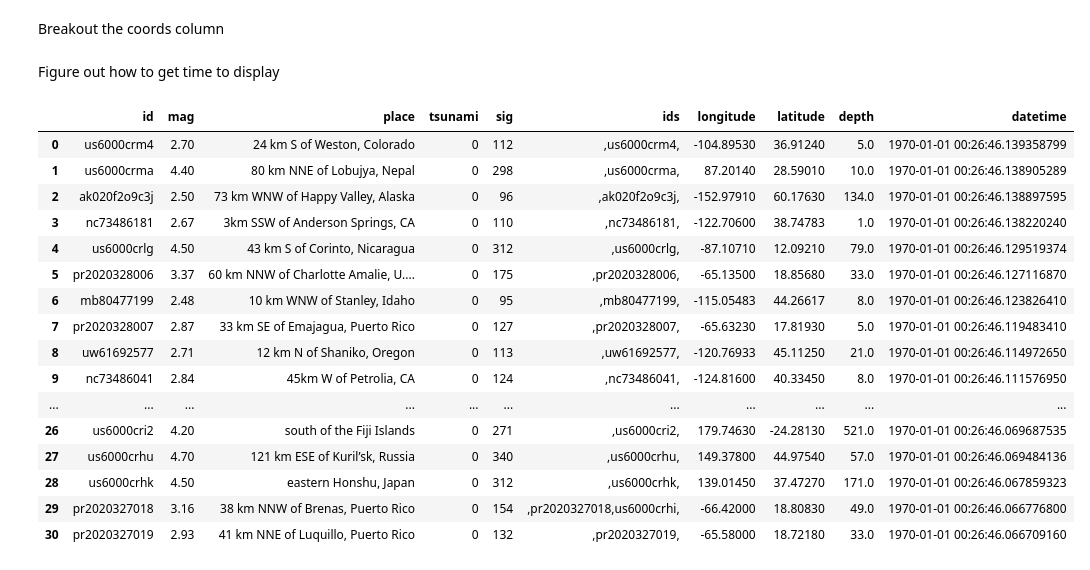
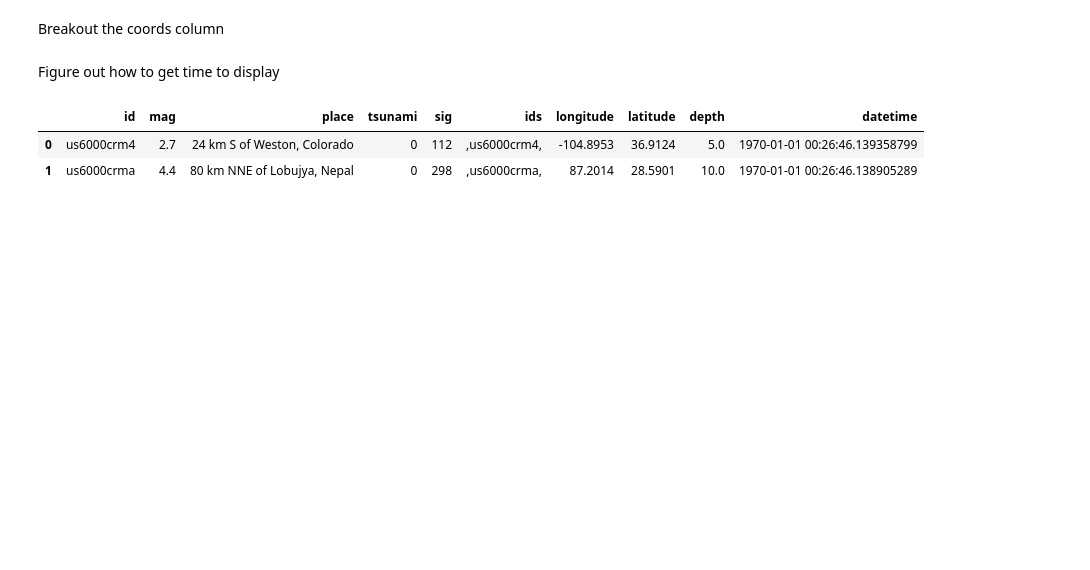
Before and after one commit to hrokr/Pybraries, a Jupyter notebook: folium/quakes/quake.ipynb, the cells around one changed output. Saved outputs shown, nothing was run; the diff lists cells and outputs as text; code cells hidden in the pictures; blank space fills up the shorter version.

```diff
--- a/folium/quakes/quake.ipynb
+++ b/folium/quakes/quake.ipynb
@@ -127,21 +120,8 @@ quakes['datetime'] = pd.to_datetime(quakes['time'], infer_datetime_format=True)
 quakes.drop(['time'], axis=1, inplace=True)
 # %%
 quakes.round({'longitude': 5, 'latitude': 5, 'depth': 0})
+quakes.head(2)
 # %% [output]
 |  | id | mag | place | tsunami | sig | ids | longitude | latitude | depth | datetime |
-| 0 | us6000crm4 | 2.70 | 24 km S of Weston, Colorado | 0 | 112 | ,us6000crm4, | -104.89530 | 36.91240 | 5.0 | 1970-01-01 00:26:46.139358799 |
-| 1 | us6000crma | 4.40 | 80 km NNE of Lobujya, Nepal | 0 | 298 | ,us6000crma, | 87.20140 | 28.59010 | 10.0 | 1970-01-01 00:26:46.138905289 |
-| 2 | ak020f2o9c3j | 2.50 | 73 km WNW of Happy Valley, Alaska | 0 | 96 | ,ak020f2o9c3j, | -152.97910 | 60.17630 | 134.0 | 1970-01-01 00:26:46.138897595 |
-| 3 | nc73486181 | 2.67 | 3km SSW of Anderson Springs, CA | 0 | 110 | ,nc73486181, | -122.70600 | 38.74783 | 1.0 | 1970-01-01 00:26:46.138220240 |
-| 4 | us6000crlg | 4.50 | 43 km S of Corinto, Nicaragua | 0 | 312 | ,us6000crlg, | -87.10710 | 12.09210 | 79.0 | 1970-01-01 00:26:46.129519374 |
-| 5 | pr2020328006 | 3.37 | 60 km NNW of Charlotte Amalie, U.... | 0 | 175 | ,pr2020328006, | -65.13500 | 18.85680 | 33.0 | 1970-01-01 00:26:46.127116870 |
-| 6 | mb80477199 | 2.48 | 10 km WNW of Stanley, Idaho | 0 | 95 | ,mb80477199, | -115.05483 | 44.26617 | 8.0 | 1970-01-01 00:26:46.123826410 |
-| 7 | pr2020328007 | 2.87 | 33 km SE of Emajagua, Puerto Rico | 0 | 127 | ,pr2020328007, | -65.63230 | 17.81930 | 5.0 | 1970-01-01 00:26:46.119483410 |
-| 8 | uw61692577 | 2.71 | 12 km N of Shaniko, Oregon | 0 | 113 | ,uw61692577, | -120.76933 | 45.11250 | 21.0 | 1970-01-01 00:26:46.114972650 |
-| 9 | nc73486041 | 2.84 | 45km W of Petrolia, CA | 0 | 124 | ,nc73486041, | -124.81600 | 40.33450 | 8.0 | 1970-01-01 00:26:46.111576950 |
-| ... | ... | ... | ... | ... | ... | ... | ... | ... | ... | ... |
-| 26 | us6000cri2 | 4.20 | south of the Fiji Islands | 0 | 271 | ,us6000cri2, | 179.74630 | -24.28130 | 521.0 | 1970-01-01 00:26:46.069687535 |
-| 27 | us6000crhu | 4.70 | 121 km ESE of Kuril’sk, Russia | 0 | 340 | ,us6000crhu, | 149.37800 | 44.97540 | 57.0 | 1970-01-01 00:26:46.069484136 |
-| 28 | us6000crhk | 4.50 | eastern Honshu, Japan | 0 | 312 | ,us6000crhk, | 139.01450 | 37.47270 | 171.0 | 1970-01-01 00:26:46.067859323 |
-| 29 | pr2020327018 | 3.16 | 38 km NNW of Brenas, Puerto Rico | 0 | 154 | ,pr2020327018,us6000crhi, | -66.42000 | 18.80830 | 49.0 | 1970-01-01 00:26:46.066776800 |
-| 30 | pr2020327019 | 2.93 | 41 km NNE of Luquillo, Puerto Rico | 0 | 132 | ,pr2020327019, | -65.58000 | 18.72180 | 33.0 | 1970-01-01 00:26:46.066709160 |
+| 0 | us6000crm4 | 2.7 | 24 km S of Weston, Colorado | 0 | 112 | ,us6000crm4, | -104.8953 | 36.9124 | 5.0 | 1970-01-01 00:26:46.139358799 |
+| 1 | us6000crma | 4.4 | 80 km NNE of Lobujya, Nepal | 0 | 298 | ,us6000crma, | 87.2014 | 28.5901 | 10.0 | 1970-01-01 00:26:46.138905289 |
```
Also changed, not shown: parts of 2 cells of this notebook.
